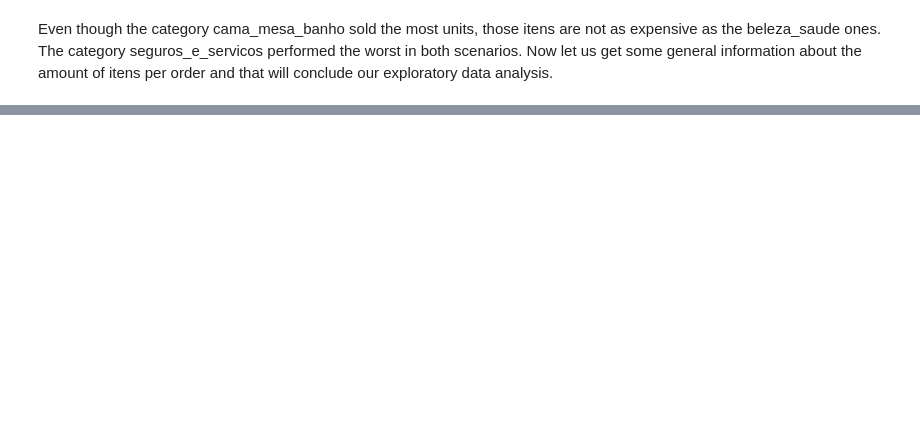
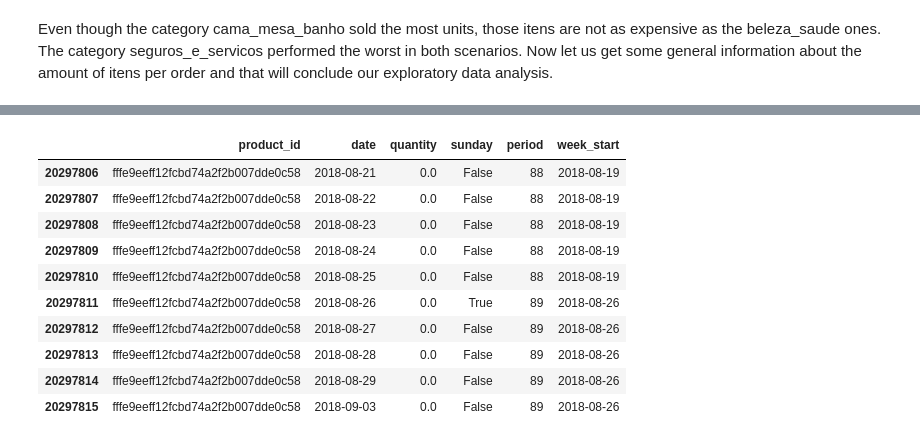
Before and after one commit to mateusmelo821/sales-forecasting, a Jupyter notebook: index.ipynb, the cells around one changed output, grey strips where cells are left out. Saved outputs shown, nothing was run; the diff lists cells and outputs as text; code cells hidden in the pictures; blank space fills up the shorter version.

```diff
--- a/index.ipynb
+++ b/index.ipynb
@@ -179,0 +186,3 @@ Average number of itens per order:  1.14
+# %%
+df_sales = df.groupby(['product_id', 'date']).agg(quantity=('order_item_id','sum')).reset_index()
+df_sales.tail()
@@ -179,0 +198,4 @@ Average number of itens per order:  1.14
+# %%
+df_pivot = df_sales.pivot(index='product_id', columns='date', values='quantity').fillna(0)
+df_sales = df_pivot.stack().reset_index().rename(columns={0:'quantity'})
+df_sales.tail()
@@ -179,0 +211,4 @@ Average number of itens per order:  1.14
+# %%
+df_sales['sunday'] = (df_sales['date'].dt.weekday==6)
+df_sales['period'] = df_sales.groupby('product_id')['sunday'].transform('cumsum')
+df_sales.tail(10)
@@ -179,0 +227,15 @@ Average number of itens per order:  1.14
+# %%
+df_sales['week_start'] = df_sales.groupby(['product_id', 'period'])['date'].transform('first')
+df_sales.tail(10)
+# %% [output]
+|  | product_id | date | quantity | sunday | period | week_start |
+| 20297806 | fffe9eeff12fcbd74a2f2b007dde0c58 | 2018-08-21 | 0.0 | False | 88 | 2018-08-19 |
+| 20297807 | fffe9eeff12fcbd74a2f2b007dde0c58 | 2018-08-22 | 0.0 | False | 88 | 2018-08-19 |
+| 20297808 | fffe9eeff12fcbd74a2f2b007dde0c58 | 2018-08-23 | 0.0 | False | 88 | 2018-08-19 |
+| 20297809 | fffe9eeff12fcbd74a2f2b007dde0c58 | 2018-08-24 | 0.0 | False | 88 | 2018-08-19 |
+| 20297810 | fffe9eeff12fcbd74a2f2b007dde0c58 | 2018-08-25 | 0.0 | False | 88 | 2018-08-19 |
+| 20297811 | fffe9eeff12fcbd74a2f2b007dde0c58 | 2018-08-26 | 0.0 | True | 89 | 2018-08-26 |
+| 20297812 | fffe9eeff12fcbd74a2f2b007dde0c58 | 2018-08-27 | 0.0 | False | 89 | 2018-08-26 |
+| 20297813 | fffe9eeff12fcbd74a2f2b007dde0c58 | 2018-08-28 | 0.0 | False | 89 | 2018-08-26 |
+| 20297814 | fffe9eeff12fcbd74a2f2b007dde0c58 | 2018-08-29 | 0.0 | False | 89 | 2018-08-26 |
+| 20297815 | fffe9eeff12fcbd74a2f2b007dde0c58 | 2018-09-03 | 0.0 | False | 89 | 2018-08-26 |
```
Also changed, not shown: parts of 38 cells of this notebook.
